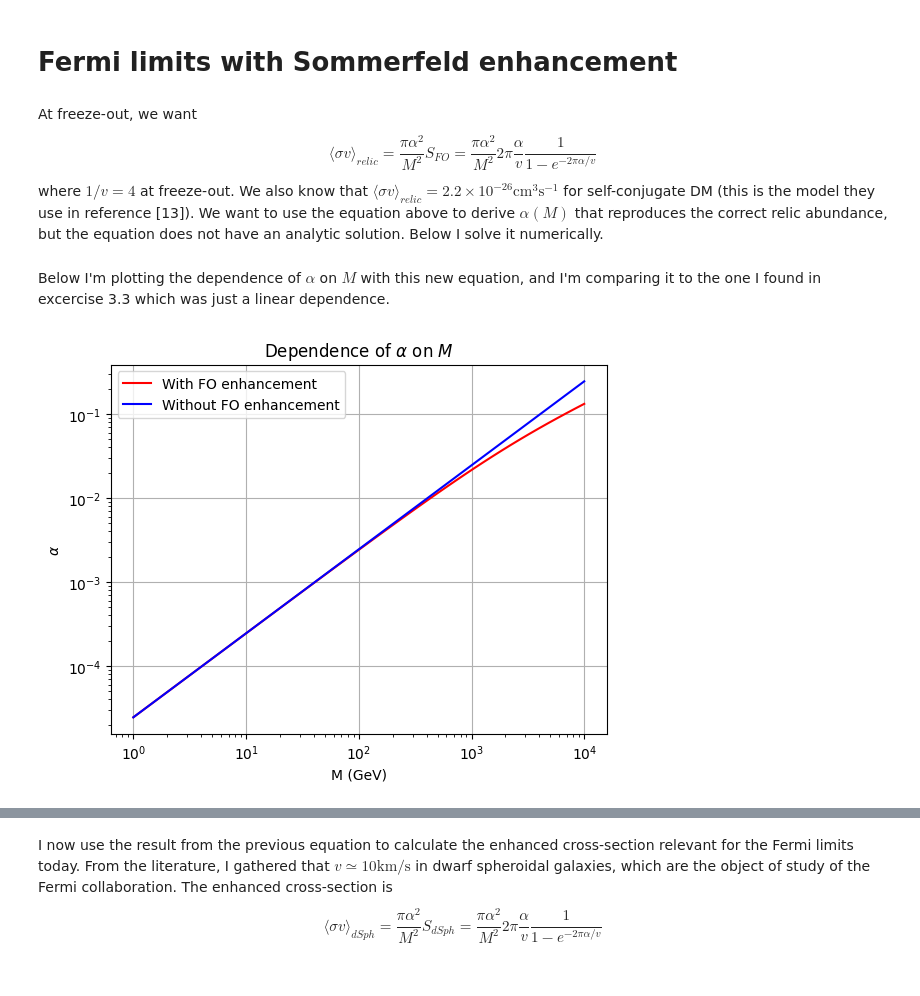
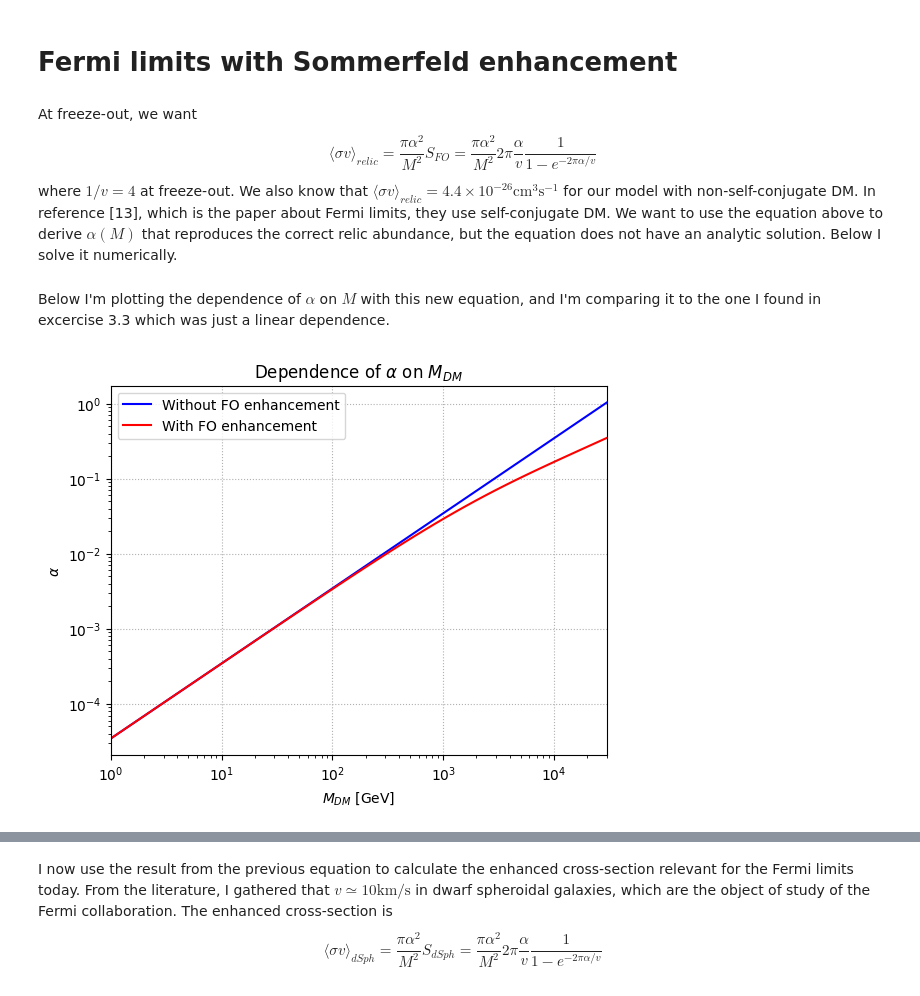
Before and after one commit to LuckeeDev/bachelor-thesis, a Jupyter notebook: notebooks/sommerfeld.ipynb, the cells around one changed output, grey strips where cells are left out. Cells and saved outputs as stored; diff of their text form; code cells hidden in the pictures.

```diff
--- a/notebooks/sommerfeld.ipynb
+++ b/notebooks/sommerfeld.ipynb
@@ -9,32 +10,47 @@ At freeze-out, we want
 $$
 \langle \sigma v \rangle _{relic} = \frac{\pi \alpha^2}{M^2} S_{FO} = \frac{\pi \alpha^2}{M^2} 2\pi \frac{\alpha}{v} \frac{1}{1- e^{-2\pi \alpha / v}}
 $$
-where $1/v=4$ at freeze-out. We also know that $\langle \sigma v \rangle _{relic} = 2.2\times 10^{-26} \mathrm{cm}^3 \mathrm{s}^{-1}$ for self-conjugate DM (this is the model they use in reference [13]). We want to use the equation above to derive $\alpha(M)$ that reproduces the correct relic abundance, but the equation does not have an analytic solution. Below I solve it numerically.
+where $1/v=4$ at freeze-out. We also know that $\langle \sigma v \rangle _{relic} = 4.4\times 10^{-26} \mathrm{cm}^3 \mathrm{s}^{-1}$ for our model with non-self-conjugate DM. In reference [13], which is the paper about Fermi limits, they use self-conjugate DM. We want to use the equation above to derive $\alpha(M)$ that reproduces the correct relic abundance, but the equation does not have an analytic solution. Below I solve it numerically.
 # %%
 sigmav_conversion = 1.52 * 10 ** 24 / (5.06 * 10 ** 13) ** 3 # Converts from GeV^-2 to cm^3s^-1
-sigmav_relic = 2.2 * 10**(-26) / sigmav_conversion # GeV^-2
-vrel_FO = 1 / 4
+sigmav_relic = 4.4 * 10**(-26) # cm^-3s^-1
+sigmav_relic_GeV = sigmav_relic / sigmav_conversion # GeV^-2
 
-def gen(M):
-	return lambda alpha : sigmav_relic - np.pi * alpha ** 2 / M ** 2 * 2 * np.pi * alpha / vrel_FO / (1 - np.exp(-2 * np.pi * alpha / vrel_FO))
+vrel_FO = 1 / 4 # in units of c
+vrel_dSph = 10 / 300000 # 10 km/s in units of c
 
-def alpha(M):
-	return opt.fsolve(gen(M), 0.1)[0]
+def P(vrel):
+	return 32 / np.pi ** 2 * vrel ** 2 / vrel_dSph ** 3 * np.exp(- 4 * vrel ** 2 / np.pi / vrel_dSph ** 2)
+
+def S(alpha, vrel):
+	return 2 * np.pi * alpha / vrel / (1 - np.exp(-2 * np.pi * alpha / vrel))
+
+def avgS(alpha):
+	integrand = lambda vrel : P(vrel) * S(alpha, vrel)
+	integral, _ = integrate.quad(integrand, 0, np.inf)
+	return integral
+
+def alpha_single(M):
+	equation_to_solve = lambda alpha : sigmav_relic_GeV - np.pi * alpha ** 2 / M ** 2 * S(alpha, vrel_FO)
+	return opt.fsolve(equation_to_solve, 0.1)[0]
+
+alpha = np.vectorize(alpha_single)
 
 def simple_alpha(M):
-	return M * np.sqrt(sigmav_relic / np.pi)
+	return M * np.sqrt(sigmav_relic_GeV / np.pi)
 # %% [markdown]
 Below I'm plotting the dependence of $\alpha$ on $M$ with this new equation, and I'm comparing it to the one I found in excercise 3.3 which was just a linear dependence.
 # %%
-plt.title("Dependence of $\\alpha$ on $M$")
-plt.xlabel("M (GeV)")
+plt.title("Dependence of $\\alpha$ on $M_{DM}$")
+plt.xlabel("$M_{DM}$ [GeV]")
 plt.ylabel("$\\alpha$")
 plt.xscale("log")
 plt.yscale("log")
-M_axis = np.logspace(0,4)
-plt.grid()
-plt.plot(M_axis, list(map(alpha, M_axis)), color="red", label="With FO enhancement");
-plt.plot(M_axis, list(map(simple_alpha, M_axis)), color="blue", label="Without FO enhancement");
+plt.grid(linestyle=':')
+plt.margins(x=0)
+M_axis = np.logspace(0, np.log10(30000))
+plt.plot(M_axis, M_axis * np.sqrt(sigmav_relic_GeV / np.pi), color="blue", label="Without FO enhancement");
+plt.plot(M_axis, alpha(M_axis), color="red", label="With FO enhancement");
 plt.legend();
 # %% [output]
-[figure, old version]
+[figure, new version]
```
Also changed, not shown: parts of 12 cells of this notebook, 1 other file.
